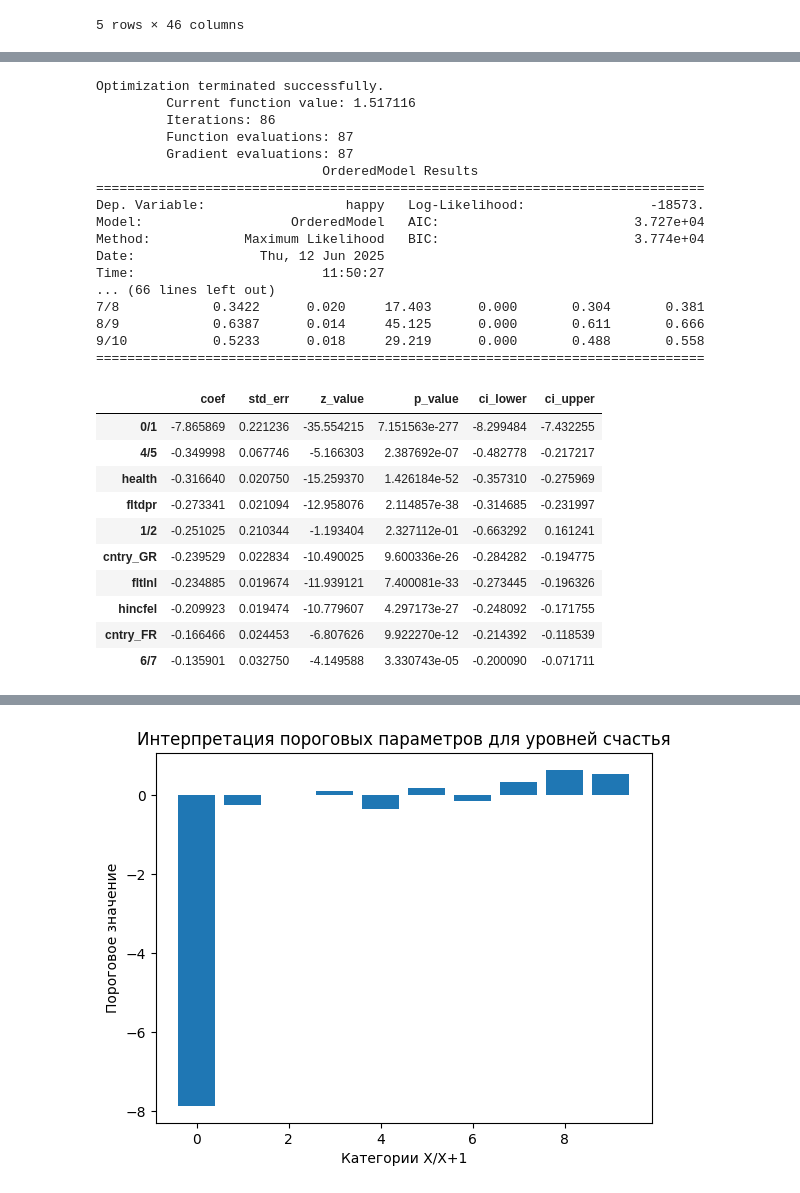
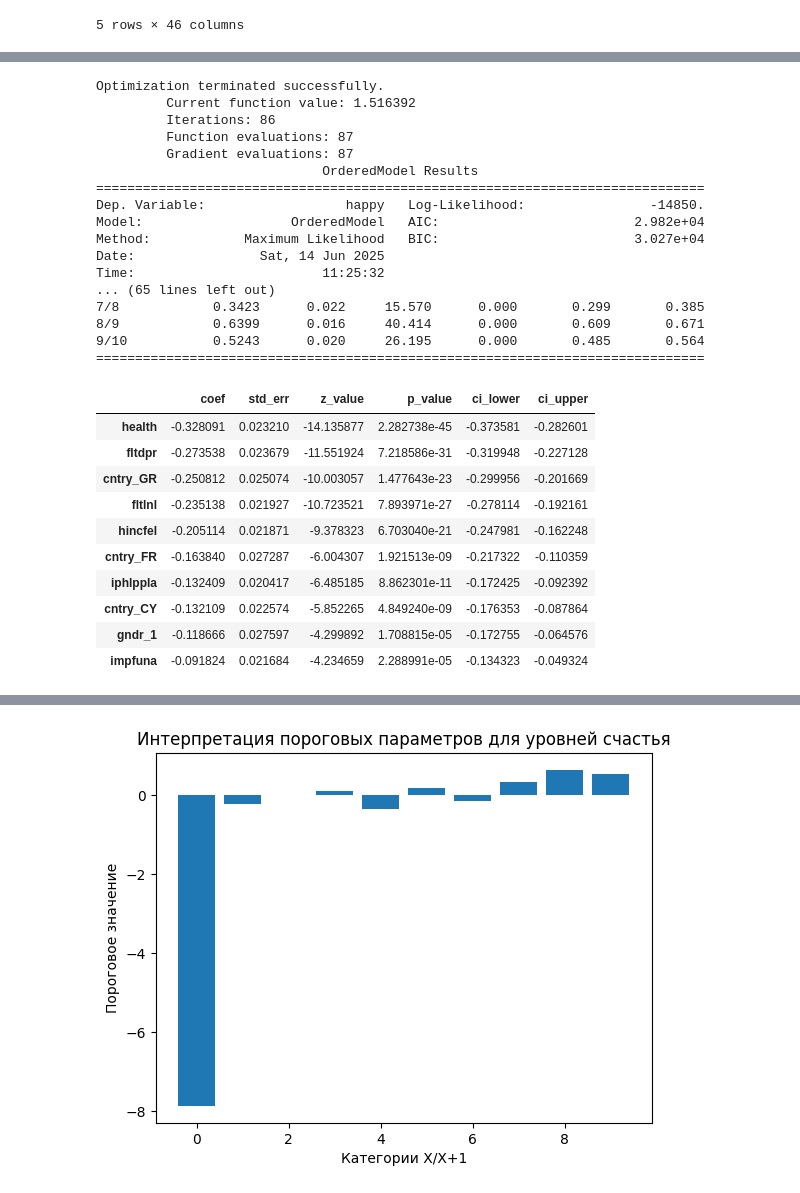
Before and after one commit to AnnaNebuko/ABD-PRJ-25-2team-HAPPINESS, a Jupyter notebook: model.ipynb, the cells around one changed output, grey strips where cells are left out. Cells and saved outputs as stored; diff of their text form; code cells hidden in the pictures.

```diff
--- a/model.ipynb
+++ b/model.ipynb
@@ -23,7 +23,7 @@ df.head()
 # %%
 df['happy'] = df['happy'].astype(int)
 
-X = df.drop('happy', axis=1)
+X = df.drop(['happy','idno'], axis=1)
 y = df['happy']
 # %%
 # закодируем категориальные признаки
@@ -31,61 +39,65 @@ X = pd.get_dummies(X, columns=['cntry', 'gndr'], drop_first=True)
 # %%
+X_train, X_test, y_train, y_test = train_test_split(X, y, test_size=0.2, stratify=y, random_state=42)
+
 scaler = StandardScaler()
-X_scaled = scaler.fit_transform(X)
+X_train_scaled = scaler.fit_transform(X_train)
+X_test_scaled = scaler.transform(X_test)
 
-X_scaled_df = pd.DataFrame(X_scaled, columns=X.columns)
+X_train_scaled_df = pd.DataFrame(X_train_scaled, columns=X.columns, index=X_train.index)
+X_test_scaled_df = pd.DataFrame(X_test_scaled, columns=X.columns, index=X_test.index)
 # %%
 import statsmodels.api as sm
 from statsmodels.miscmodels.ordinal_model import OrderedModel
 
 
 # Создание и обучение модели
-model = OrderedModel(y, X_scaled_df, distr='logit')
-result = model.fit(method='bfgs')
+ordered_model = OrderedModel(y_train, X_train_scaled_df, distr='logit')
+results_prob = ordered_model.fit(method='bfgs')
 
-print(result.summary())
+print(results_prob.summary())
 # %% [output]
 Optimization terminated successfully.
-         Current function value: 1.517116
+         Current function value: 1.516392
          Iterations: 86
          Function evaluations: 87
          Gradient evaluations: 87
                              OrderedModel Results
 ==============================================================================
-Dep. Variable:                  happy   Log-Likelihood:                -18573.
-Model:                   OrderedModel   AIC:                         3.727e+04
-Method:            Maximum Likelihood   BIC:                         3.774e+04
-Date:                Thu, 12 Jun 2025
-Time:                        11:50:27
-... (66 lines left out)
-7/8            0.3422      0.020     17.403      0.000       0.304       0.381
-8/9            0.6387      0.014     45.125      0.000       0.611       0.666
-9/10           0.5233      0.018     29.219      0.000       0.488       0.558
+Dep. Variable:                  happy   Log-Likelihood:                -14850.
+Model:                   OrderedModel   AIC:                         2.982e+04
+Method:            Maximum Likelihood   BIC:                         3.027e+04
+Date:                Sat, 14 Jun 2025
+Time:                        11:25:32
+... (65 lines left out)
+7/8            0.3423      0.022     15.570      0.000       0.299       0.385
+8/9            0.6399      0.016     40.414      0.000       0.609       0.671
+9/10           0.5243      0.020     26.195      0.000       0.485       0.564
 ==============================================================================
 # %%
 # Создаем DataFrame из параметров модели
 df_results = pd.DataFrame({
-    'coef': result.params,
-    'std_err': result.bse,
-    'z_value': result.tvalues,
-    'p_value': result.pvalues,
-    'ci_lower': result.conf_int()[0],
-    'ci_upper': result.conf_int()[1]
+    'coef': results_prob.params,
+    'std_err': results_prob.bse,
+    'z_value': results_prob.tvalues,
+    'p_value': results_prob.pvalues,
+    'ci_lower': results_prob.conf_int()[0],
+    'ci_upper': results_prob.conf_int()[1]
 })
 
 # Добавляем названия переменных
-df_results.index = result.model.exog_names
+df_results.index = results_prob.model.exog_names
 
 
-df_results.sort_values('coef').head(10)
+df_results[:-10].sort_values('coef').head(10)
 # %% [output]
 |  | coef | std_err | z_value | p_value | ci_lower | ci_upper |
-| 0/1 | -7.865869 | 0.221236 | -35.554215 | 7.151563e-277 | -8.299484 | -7.432255 |
-| 4/5 | -0.349998 | 0.067746 | -5.166303 | 2.387692e-07 | -0.482778 | -0.217217 |
-| health | -0.316640 | 0.020750 | -15.259370 | 1.426184e-52 | -0.357310 | -0.275969 |
-| fltdpr | -0.273341 | 0.021094 | -12.958076 | 2.114857e-38 | -0.314685 | -0.231997 |
-| 1/2 | -0.251025 | 0.210344 | -1.193404 | 2.327112e-01 | -0.663292 | 0.161241 |
-| cntry_GR | -0.239529 | 0.022834 | -10.490025 | 9.600336e-26 | -0.284282 | -0.194775 |
-| fltlnl | -0.234885 | 0.019674 | -11.939121 | 7.400081e-33 | -0.273445 | -0.196326 |
-| hincfel | -0.209923 | 0.019474 | -10.779607 | 4.297173e-27 | -0.248092 | -0.171755 |
-| cntry_FR | -0.166466 | 0.024453 | -6.807626 | 9.922270e-12 | -0.214392 | -0.118539 |
-| 6/7 | -0.135901 | 0.032750 | -4.149588 | 3.330743e-05 | -0.200090 | -0.071711 |
+| health | -0.328091 | 0.023210 | -14.135877 | 2.282738e-45 | -0.373581 | -0.282601 |
+| fltdpr | -0.273538 | 0.023679 | -11.551924 | 7.218586e-31 | -0.319948 | -0.227128 |
+| cntry_GR | -0.250812 | 0.025074 | -10.003057 | 1.477643e-23 | -0.299956 | -0.201669 |
+| fltlnl | -0.235138 | 0.021927 | -10.723521 | 7.893971e-27 | -0.278114 | -0.192161 |
+| hincfel | -0.205114 | 0.021871 | -9.378323 | 6.703040e-21 | -0.247981 | -0.162248 |
+| cntry_FR | -0.163840 | 0.027287 | -6.004307 | 1.921513e-09 | -0.217322 | -0.110359 |
+| iphlppla | -0.132409 | 0.020417 | -6.485185 | 8.862301e-11 | -0.172425 | -0.092392 |
+| cntry_CY | -0.132109 | 0.022574 | -5.852265 | 4.849240e-09 | -0.176353 | -0.087864 |
+| gndr_1 | -0.118666 | 0.027597 | -4.299892 | 1.708815e-05 | -0.172755 | -0.064576 |
+| impfuna | -0.091824 | 0.021684 | -4.234659 | 2.288991e-05 | -0.134323 | -0.049324 |
```
Also changed, not shown: parts of 22 cells of this notebook.
